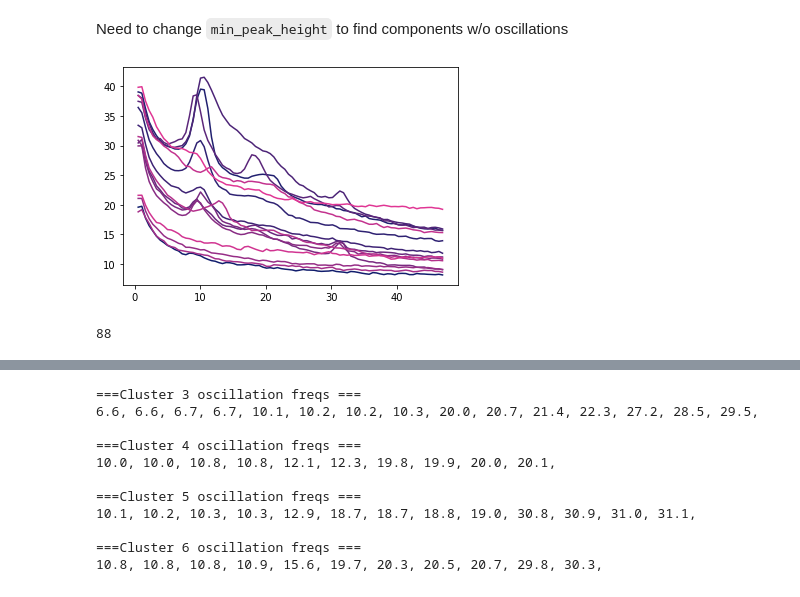
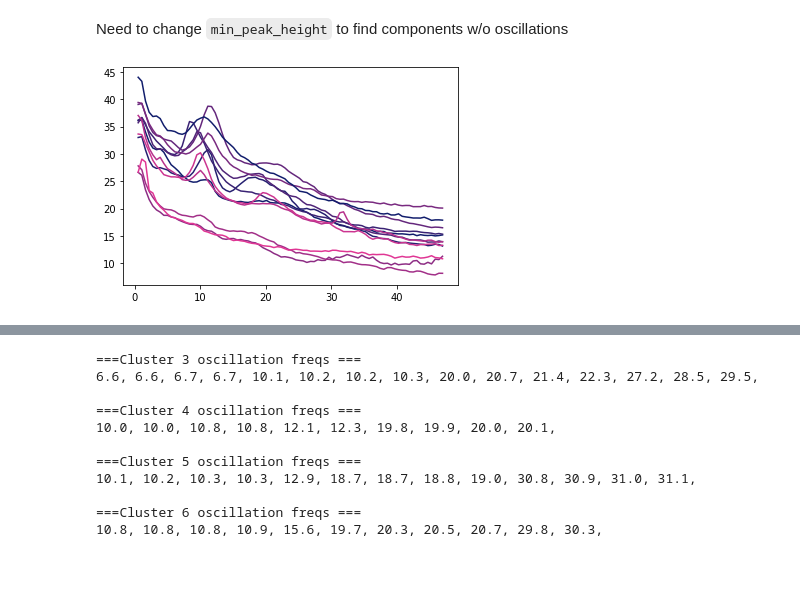
Before and after one commit to bfbarry/Metric-Modulation, a Jupyter notebook: spectral_analysis.ipynb, the cells around one changed output, grey strips where cells are left out. Cells and saved outputs as stored; diff of their text form; code cells hidden in the pictures.

```diff
--- a/spectral_analysis.ipynb
+++ b/spectral_analysis.ipynb
@@ -59,22 +59,18 @@ Relevant resources
 # %% [markdown]
 Need to change `min_peak_height` to find components w/o oscillations
 # %%
-p_spectrum = loadmat('./data/spectra/dip_only/brian_diponly_{}_spectra.mat'.format(5))
+p_spectrum = loadmat('./data/spectra/dip_only/brian_diponly_{}_spectra.mat'.format(8))
 specfreqs, specdata = p_spectrum['specfreqs'][0], p_spectrum['specdata']
 group_spec = specdata.mean(0)[0]
 fg = fooof.FOOOFGroup(aperiodic_mode='fixed', verbose = False)
 # fg.fit(specfreqs, group_spec.T, [3, 50])
 
 cmap = LinearSegmentedColormap.from_list('mycmap', ['#111d6c', '#e03694'])
 n_ = group_spec.shape[0]
-color = cmap(np.linspace(0, 1,15))
+color = cmap(np.linspace(0, 1,11))
 mpl.rcParams['axes.prop_cycle'] = cycler.cycler('color', color)
-for i in range(15):
+for i in range(12):
     plt.plot(specfreqs[:84], group_spec[:,i][:84])
 plt.show()
 # %% [output]
-[figure, old version]
+[figure, new version]
-# %%
-len(fg.get_params('peak_params', 'CF'))
-# %% [output]
-88
```
Also changed, not shown: parts of 6 cells of this notebook.
